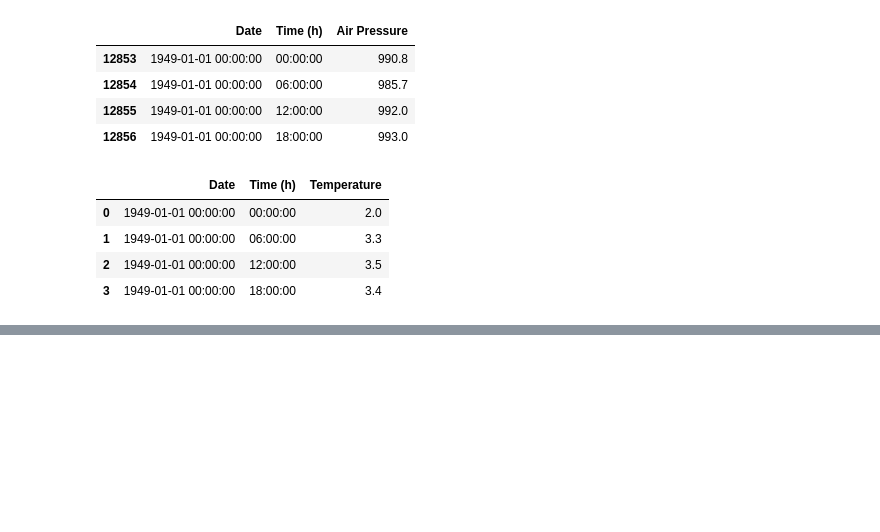
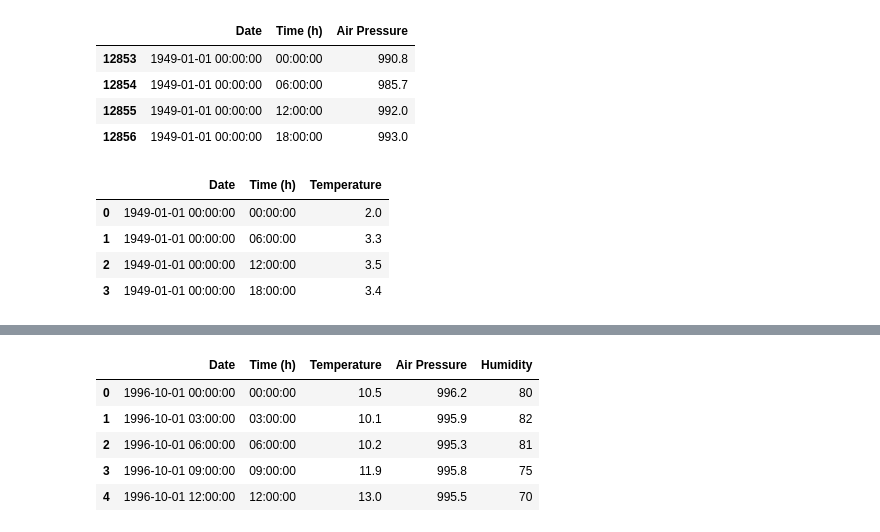
Before and after one commit to CasperKristiansson/Weather-Predictor, a Jupyter notebook: Backend/Machine Learning/data_fitter_smhi.ipynb, the cells around one changed output, grey strips where cells are left out. Saved outputs shown, nothing was run; the diff lists cells and outputs as text; code cells hidden in the pictures; blank space fills up the shorter version.

Commit message:
Updated smhi data format

```diff
--- a/Backend/Machine Learning/data_fitter_smhi.ipynb
+++ b/Backend/Machine Learning/data_fitter_smhi.ipynb
@@ -194,3 +200,6 @@ temperature_dataframe[temperature_dataframe['Date'] == datetime.datetime(1949, 1
 | 3 | 1949-01-01 00:00:00 | 18:00:00 | 3.4 |
 # %%
 result_df.to_csv('..\\Data\\Processed Data\\smhi_data.csv', index=False)
+# %%
+# Load the .to_csv('..\\Data\\Processed Data\\smhi_data.csv', index=False)
+result_df = pd.read_csv('..\\Data\\Processed Data\\smhi_data.csv')
@@ -196,0 +215,15 @@ result_df.to_csv('..\\Data\\Processed Data\\smhi_data.csv', index=False)
+# %%
+# Combine the Date and Time columns into one column
+import datetime
+
+for index, row in result_df.iterrows():
+    result_df.loc[index, 'Date'] = datetime.datetime.strptime(row['Date'], '%Y-%m-%d %H:%M:%S') + datetime.timedelta(hours=datetime.datetime.strptime(row['Time (h)'], '%H:%M:%S').hour)
+# %%
+result_df.head()
+# %% [output]
+|  | Date | Time (h) | Temperature | Air Pressure | Humidity |
+| 0 | 1996-10-01 00:00:00 | 00:00:00 | 10.5 | 996.2 | 80 |
+| 1 | 1996-10-01 03:00:00 | 03:00:00 | 10.1 | 995.9 | 82 |
+| 2 | 1996-10-01 06:00:00 | 06:00:00 | 10.2 | 995.3 | 81 |
+| 3 | 1996-10-01 09:00:00 | 09:00:00 | 11.9 | 995.8 | 75 |
+| 4 | 1996-10-01 12:00:00 | 12:00:00 | 13.0 | 995.5 | 70 |
```
Also changed, not shown: parts of 6 cells of this notebook, 3 other files.
